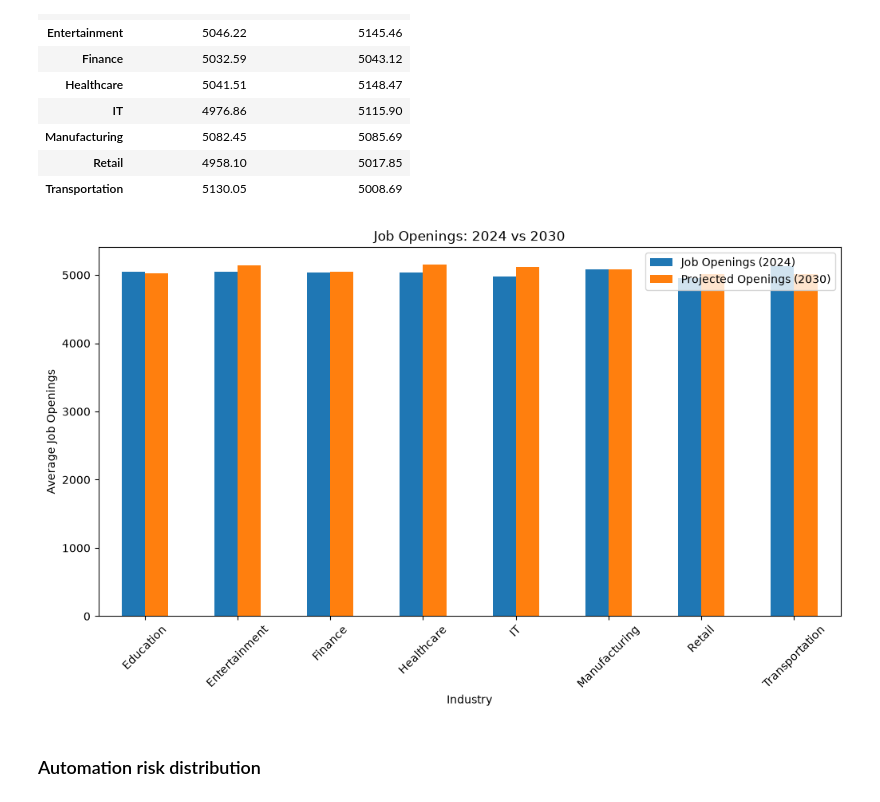
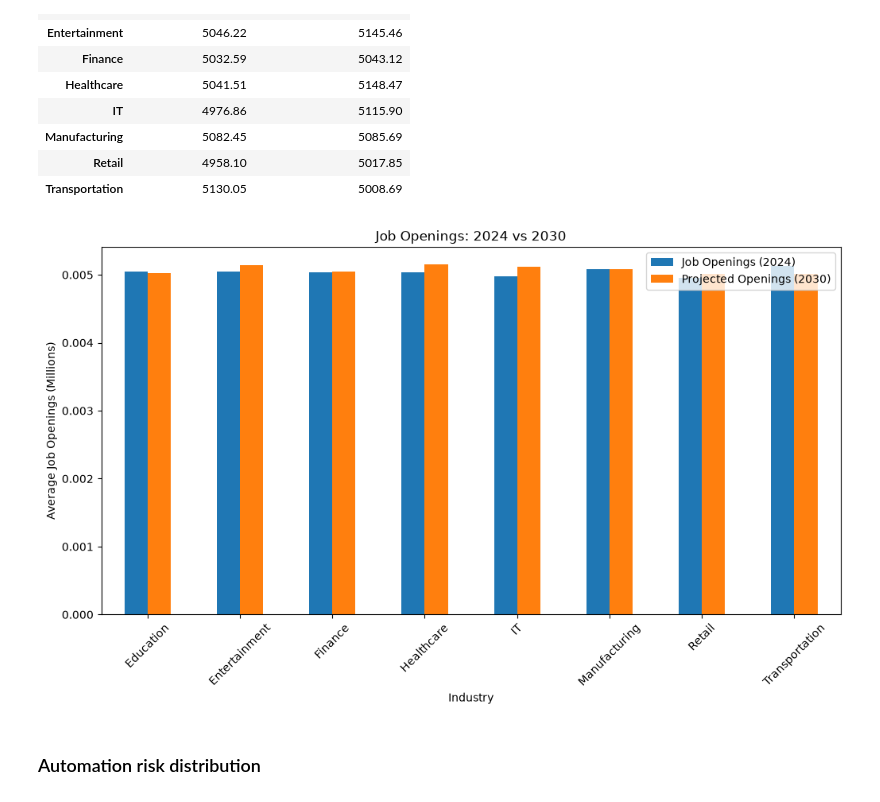
Before and after one commit to Magar-Bhuwan/AI-Trends-2030-Analysis, a Jupyter notebook: Streamlit/main.ipynb, the cells around one changed output. Cells and saved outputs as stored; diff of their text form; code cells hidden in the pictures.

```diff
--- a/Streamlit/main.ipynb
+++ b/Streamlit/main.ipynb
@@ -42,12 +42,7 @@ from sklearn.metrics import (
     confusion_matrix, classification_report
 )
 # %%
-import os
-
-# Handles either the corrected filename or the original (possibly mistyped) one
-candidates = ["ai_job_trends_dataset(2024-2030).csv", "ai_job_trends_dataset(2024-230).csv"]
-csv_path = next((c for c in candidates if os.path.exists(c)), candidates[0])
-data = pd.read_csv(csv_path)
+data = pd.read_csv("ai_job_trends_dataset(2024-230).csv")
 data.head()
 # %% [output]
 |  | Job Title | Industry | Job Status | AI Impact Level | Median Salary (USD) | Required Education | ... |
@@ -234,18 +229,20 @@ industry_growth
 | Retail | 4958.10 | 5017.85 |
 | Transportation | 5130.05 | 5008.69 |
 # %%
-industry_growth.plot(
+industry_growth_millions = industry_growth / 1_000_000
+
+industry_growth_millions.plot(
     kind='bar',
     figsize=(12,6)
 )
 
 plt.title("Job Openings: 2024 vs 2030")
-plt.ylabel("Average Job Openings")
+plt.ylabel("Average Job Openings (Millions)")
 plt.xticks(rotation=45)
 plt.legend(title="")
 plt.show()
 # %% [output]
-[figure, old version]
+[figure, new version]
 # %% [markdown]
 ### Automation risk distribution
 # %%
```
Also changed, not shown: parts of 1 cell of this notebook.
